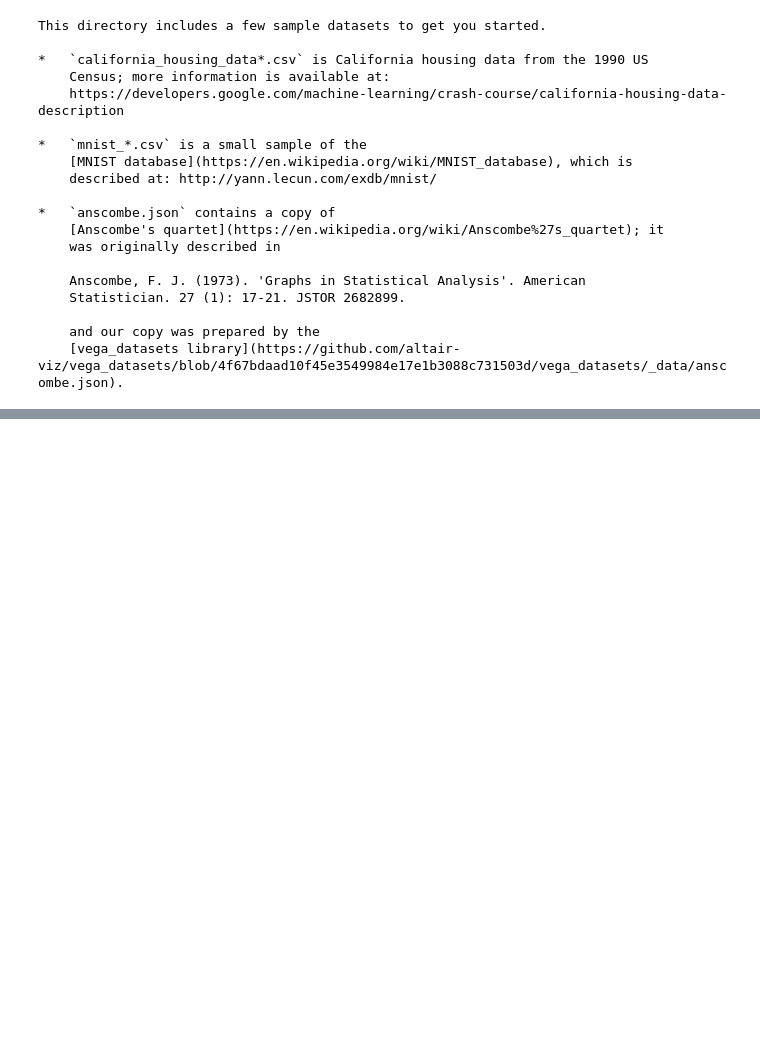
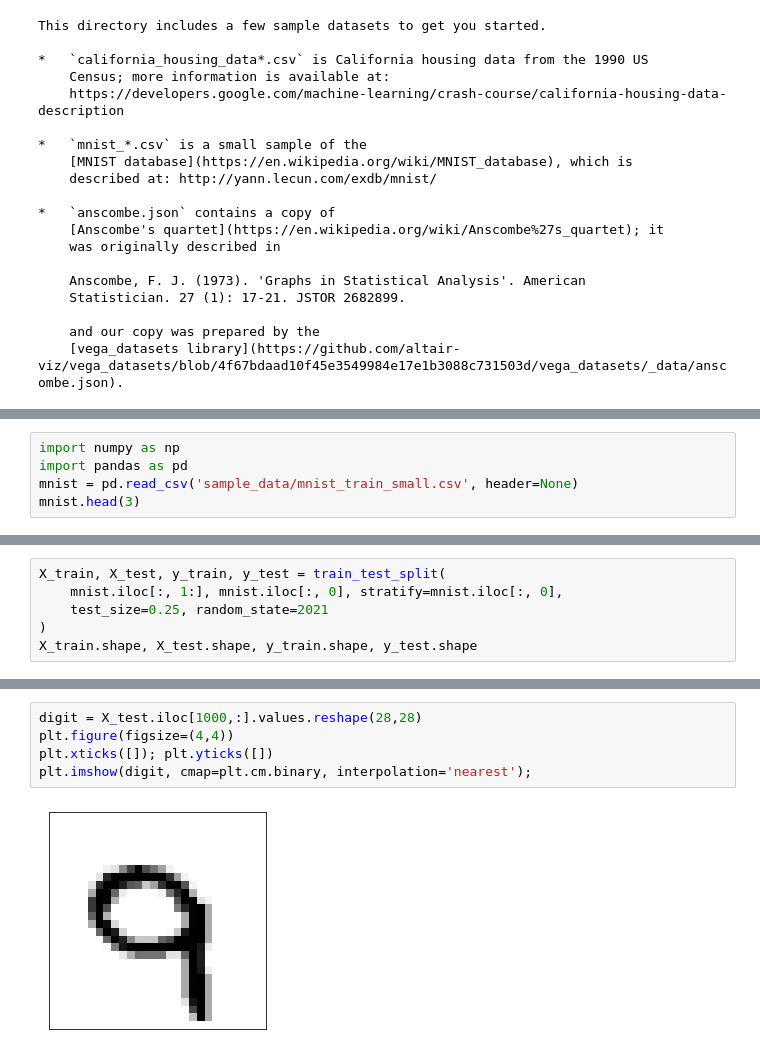
Before and after one commit to ckiekim/Colab, a Jupyter notebook: 01_Exercise.ipynb, the cells around one changed output, grey strips where cells are left out. Cells and saved outputs as stored; diff of their text form; blank space fills up the shorter version.

```diff
--- a/01_Exercise.ipynb
+++ b/01_Exercise.ipynb
@@ -64,0 +104,5 @@ This directory includes a few sample datasets to get you started.
+# %%
+import numpy as np
+import pandas as pd
+mnist = pd.read_csv('sample_data/mnist_train_small.csv', header=None)
+mnist.head(3)
@@ -64,0 +140,6 @@ This directory includes a few sample datasets to get you started.
+# %%
+X_train, X_test, y_train, y_test = train_test_split(
+    mnist.iloc[:, 1:], mnist.iloc[:, 0], stratify=mnist.iloc[:, 0],
+    test_size=0.25, random_state=2021
+)
+X_train.shape, X_test.shape, y_train.shape, y_test.shape
@@ -64,0 +214,7 @@ This directory includes a few sample datasets to get you started.
+# %%
+digit = X_test.iloc[1000,:].values.reshape(28,28)
+plt.figure(figsize=(4,4))
+plt.xticks([]); plt.yticks([])
+plt.imshow(digit, cmap=plt.cm.binary, interpolation='nearest');
+# %% [output]
+[figure, added]
```
Also changed, not shown: parts of 19 cells of this notebook.
